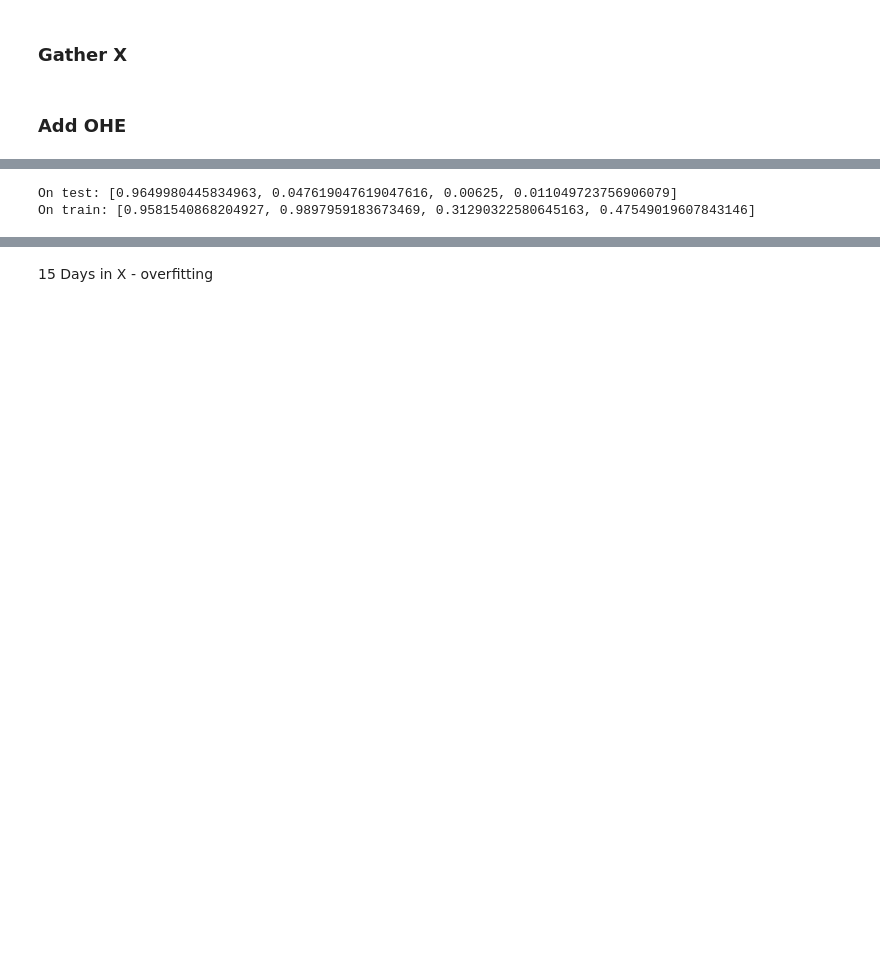
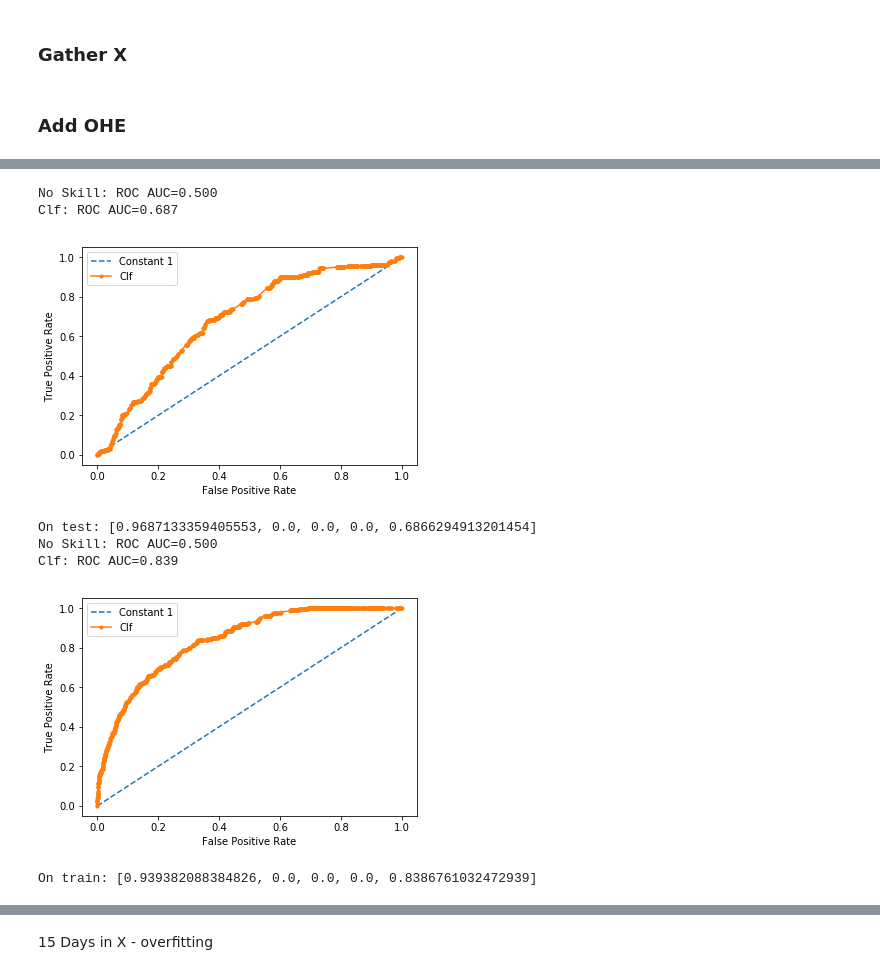
Before and after one commit to yeahartem/Wind, a Jupyter notebook: Gather_dataset.ipynb, the cells around one changed output, grey strips where cells are left out. Drawn from its saved outputs; the diff is of its cells as text; code cells hidden in the pictures; blank space fills up the shorter version.

```diff
--- a/Gather_dataset.ipynb
+++ b/Gather_dataset.ipynb
@@ -177,7 +206,14 @@ On train: [0.9779037935080173, 1.0, 0.29375, 0.45410628019323673]
 # %%
-clf_xgb.fit(X_an, y_an)
-print('On test:', metrics(clf_xgb, X_tu, y_tu))
-print('On train:', metrics(clf_xgb, X_an, y_an))
+clf_xgb = xgb.XGBClassifier()
+clf_xgb.fit(X_an[['tasmax', 'tasmin', 'pr', 'el']], y_an)
+print('On test:', metrics(clf_xgb, X_tu[['tasmax', 'tasmin', 'pr', 'el']], y_tu))
+print('On train:', metrics(clf_xgb, X_an[['tasmax', 'tasmin', 'pr', 'el']], y_an))
 # %% [output]
-On test: [0.9649980445834963, 0.047619047619047616, 0.00625, 0.011049723756906079]
-On train: [0.9581540868204927, 0.9897959183673469, 0.31290322580645163, 0.47549019607843146]
+No Skill: ROC AUC=0.500
+Clf: ROC AUC=0.687
+[figure, added]
+On test: [0.9687133359405553, 0.0, 0.0, 0.0, 0.6866294913201454]
+No Skill: ROC AUC=0.500
+Clf: ROC AUC=0.839
+[figure, added]
+On train: [0.939382088384826, 0.0, 0.0, 0.0, 0.8386761032472939]
```
Also changed, not shown: parts of 20 cells of this notebook.
